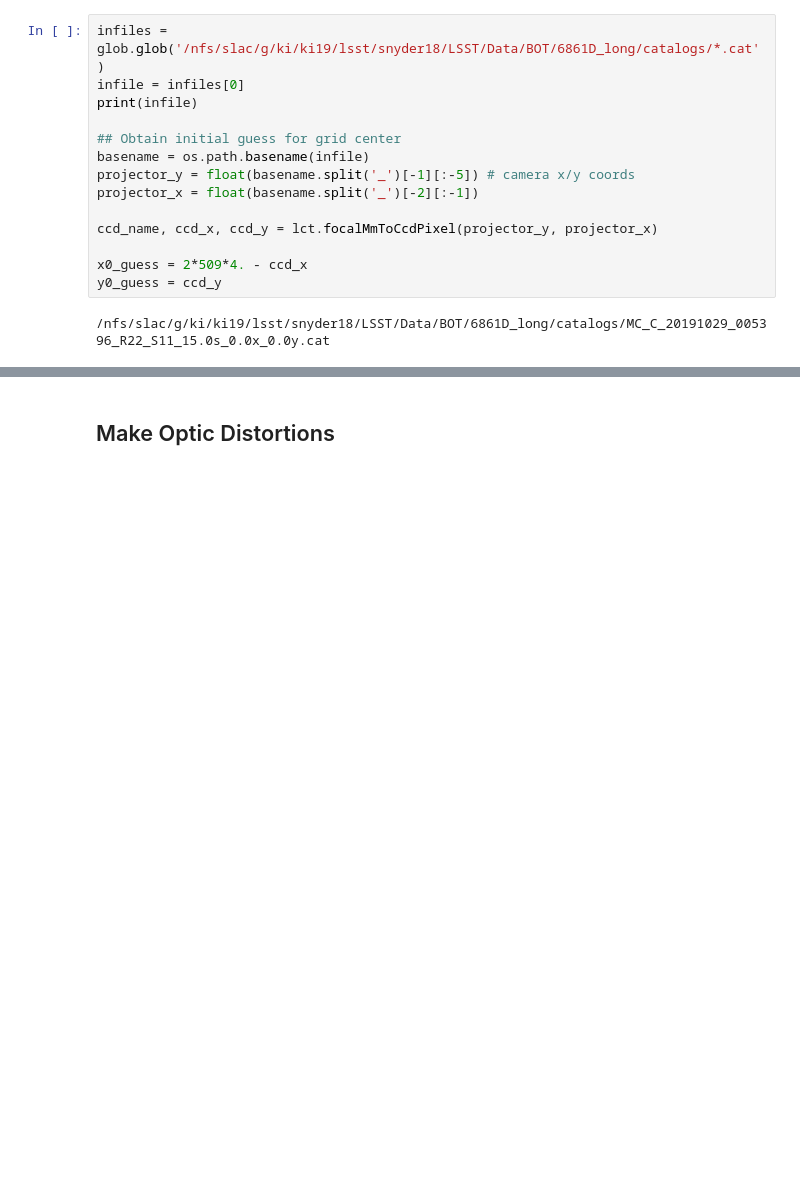
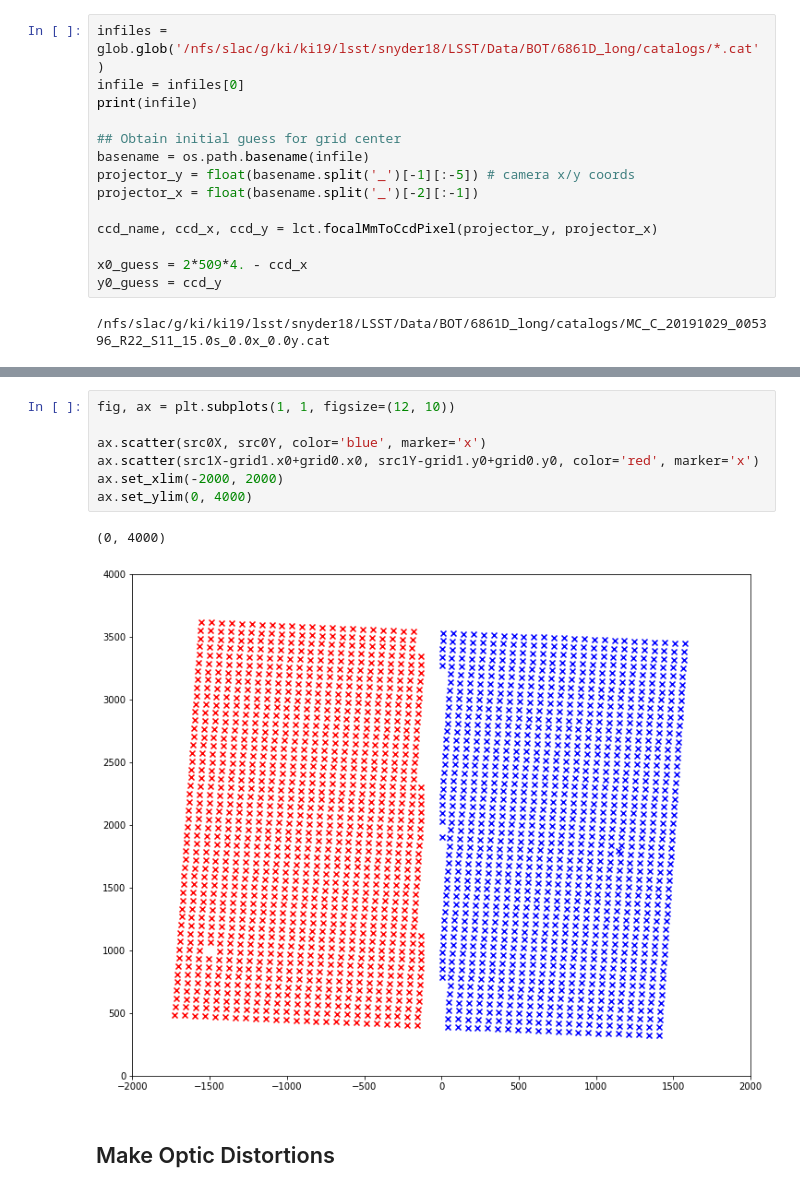
Before and after one commit to Snyder005/mixcoatl, a Jupyter notebook: notebooks/Devel.ipynb, the cells around one changed output, grey strips where cells are left out. Drawn from its saved outputs; the diff is of its cells as text; blank space fills up the shorter version.

```diff
--- a/notebooks/Devel.ipynb
+++ b/notebooks/Devel.ipynb
@@ -88,3 +152,13 @@ ax.scatter(srcX, srcY, color='blue', marker='x')
+# %%
+fig, ax = plt.subplots(1, 1, figsize=(12, 10))
+
+ax.scatter(src0X, src0Y, color='blue', marker='x')
+ax.scatter(src1X-grid1.x0+grid0.x0, src1Y-grid1.y0+grid0.y0, color='red', marker='x')
+ax.set_xlim(-2000, 2000)
+ax.set_ylim(0, 4000)
+# %% [output]
+(0, 4000)
+[figure, added]
 # %% [markdown]
 ## Make Optic Distortions
 # %%
```
Also changed, not shown: parts of 15 cells of this notebook, 2 other files.
